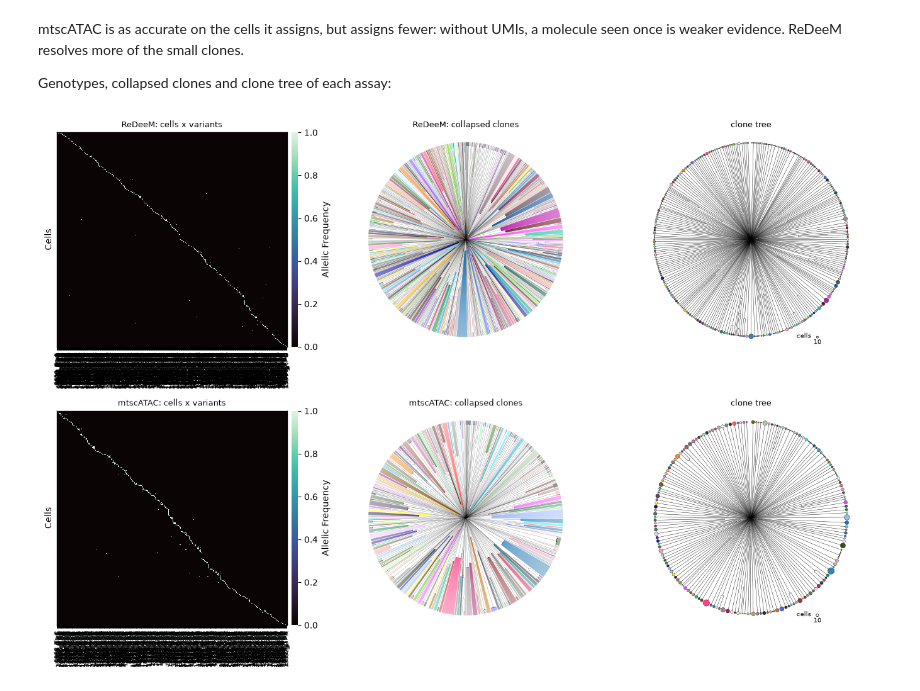
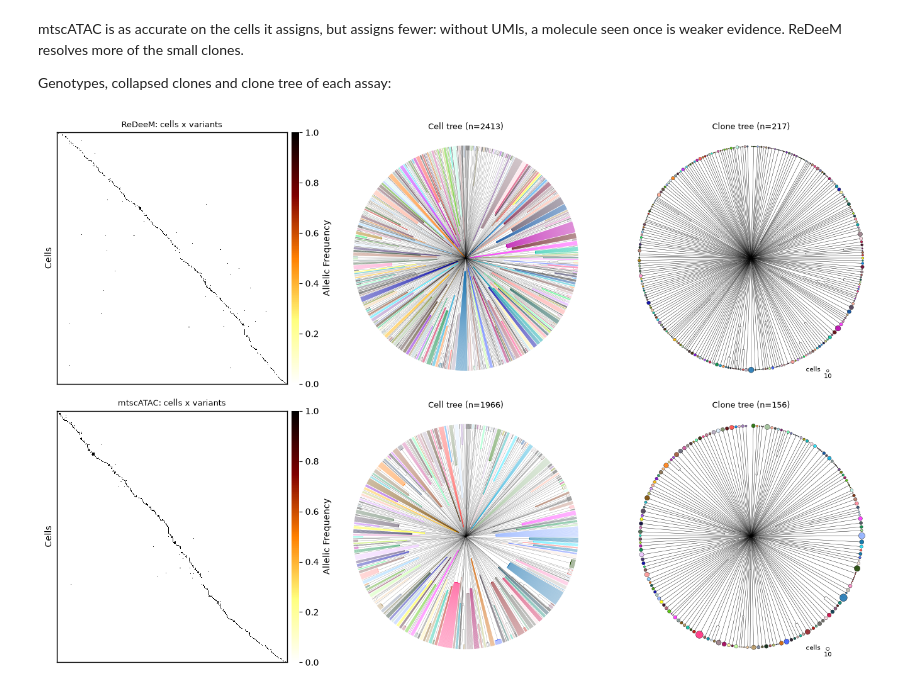
Before and after one commit to andrecossa5/MiTo, a Jupyter notebook: docs/source/benchmark.ipynb, the cells around one changed output. Cells and saved outputs as stored; diff of their text form; code cells hidden in the pictures.

Commit message:
heatmap_variants: afmhot_r default, auto-sized variant labels; tutorials: Cell tree / Clone tree titles
Co-Authored-By: Claude Sonnet 5.5 <noreply@anthropic.com>

```diff
--- a/docs/source/benchmark.ipynb
+++ b/docs/source/benchmark.ipynb
@@ -50,13 +50,15 @@ def scores(afm, truth):
             'ARI (all cells)': round(mt.ut.custom_ARI(truth, lab_all), 3)}
 
 
-def show_trees(tree, axs, titles, lw=.4):
+def show_trees(tree, axs, lw=.4):
     """Collapsed clones (fans, with gaps) and the clone tree (circle = cells)."""
+    labels = tree.cell_meta['MiTo_clone'].astype(str)
     mt.pl.plot_tree(tree, ax=axs[0], collapse_clones='MiTo_clone', clone_style='full', gap_by='MiTo_clone',
                     branches=dict(annot='MiTo_clone', linewidth=lw))
     mt.pl.plot_clone_tree(tree, ax=axs[1])
-    for ax, title in zip(axs, titles):
-        ax.set_title(title, fontsize=9)
+    axs[0].set_title(f'Cell tree (n={len(tree.leaves)})', fontsize=9)
+    axs[1].set_title(f'Clone tree (n={labels[labels != "unassigned"].nunique()})', fontsize=9)
+    for ax in axs:
         ax.set_aspect('equal')
 # %% [markdown]
 ## 1. Simulated data
@@ -107,6 +109,6 @@ for i, topology in enumerate(('polytomy', 'nested')):
     afm, tree = examples[topology]
     mt.pl.heatmap_variants(afm, tree=tree, layer='bin', vmax=1, ax=axs[i, 0])
     axs[i, 0].set_title(f'{topology}: cells x variants', fontsize=9)
-    show_trees(tree, axs[i, 1:], ['collapsed clones', 'clone tree'])
+    show_trees(tree, axs[i, 1:])
 fig.tight_layout()
 # %% [output]
@@ -191,9 +193,9 @@ Genotypes, collapsed clones and clone tree of each assay:
 # %%
 fig, axs = plt.subplots(2, 3, figsize=(13.5, 9))
 for i, (assay, (afm, tree)) in enumerate(pl1000.items()):
     mt.pl.heatmap_variants(afm, tree=tree, layer='bin', vmax=1, ax=axs[i, 0])
     axs[i, 0].set_title(f'{assay}: cells x variants', fontsize=9)
-    show_trees(tree, axs[i, 1:], [f'{assay}: collapsed clones', 'clone tree'], lw=.12)
+    show_trees(tree, axs[i, 1:], lw=.12)
 fig.tight_layout()
 # %% [output]
-[figure, old version]
+[figure, new version]
```
Also changed, not shown: parts of 3 cells of this notebook, 4 other files.
